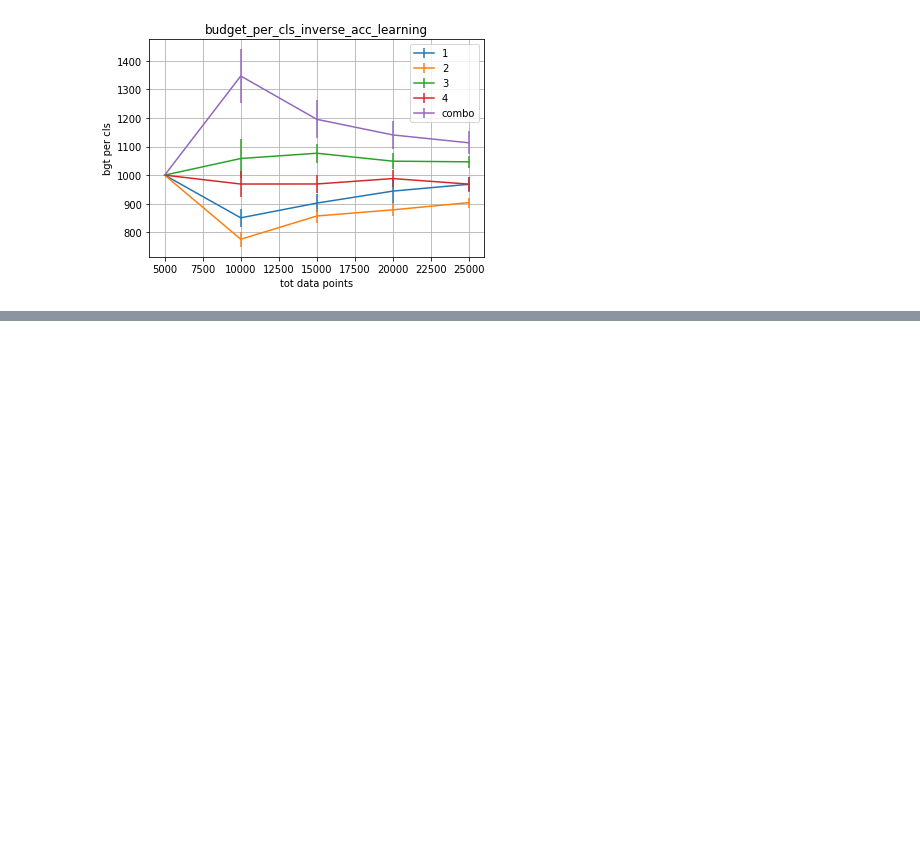
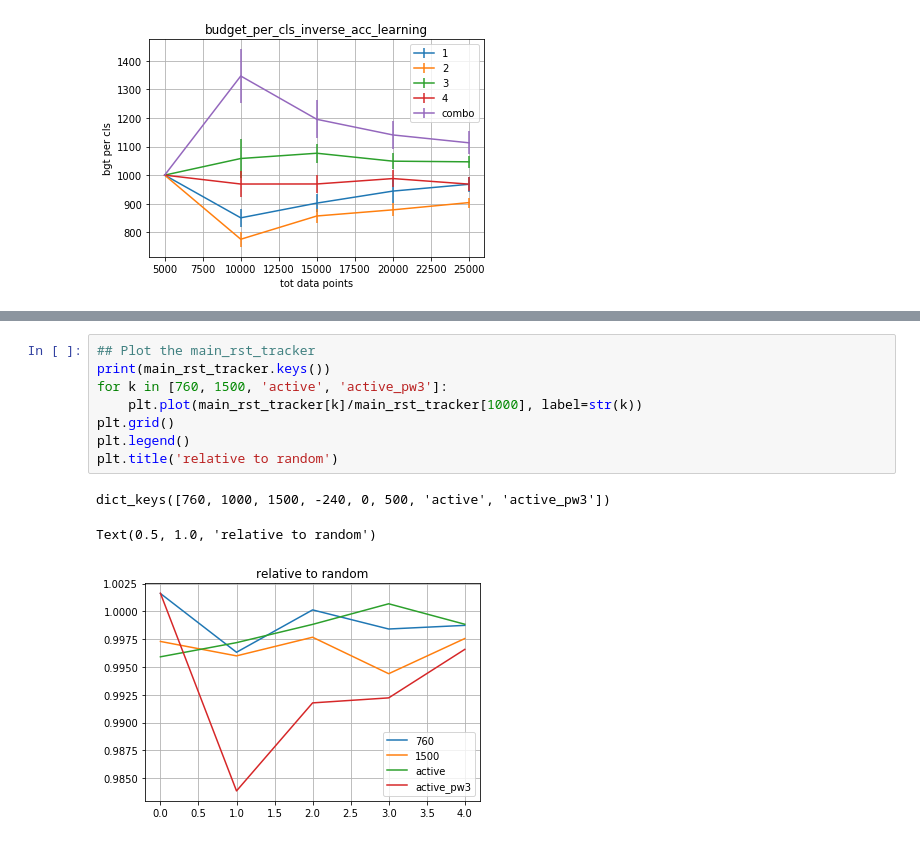
Before and after one commit to YHRen/ActiveClassSelection, a Jupyter notebook: plot.ipynb, the cells around one changed output, grey strips where cells are left out. Saved outputs shown, nothing was run; the diff lists cells and outputs as text; blank space fills up the shorter version.

```diff
--- a/plot.ipynb
+++ b/plot.ipynb
@@ -407,0 +469,12 @@ Text(0.5, 1.0, 'relative to random')
+# %%
+## Plot the main_rst_tracker
+print(main_rst_tracker.keys())
+for k in [760, 1500, 'active', 'active_pw3']:
+    plt.plot(main_rst_tracker[k]/main_rst_tracker[1000], label=str(k))
+plt.grid()
+plt.legend()
+plt.title('relative to random')
+# %% [output]
+dict_keys([760, 1000, 1500, -240, 0, 500, 'active', 'active_pw3'])
+Text(0.5, 1.0, 'relative to random')
+[figure, added]
```
Also changed, not shown: parts of 8 cells of this notebook, 2 other files.
